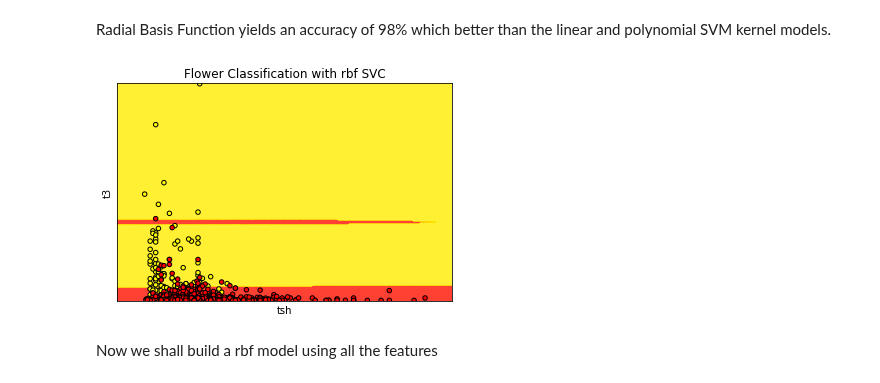
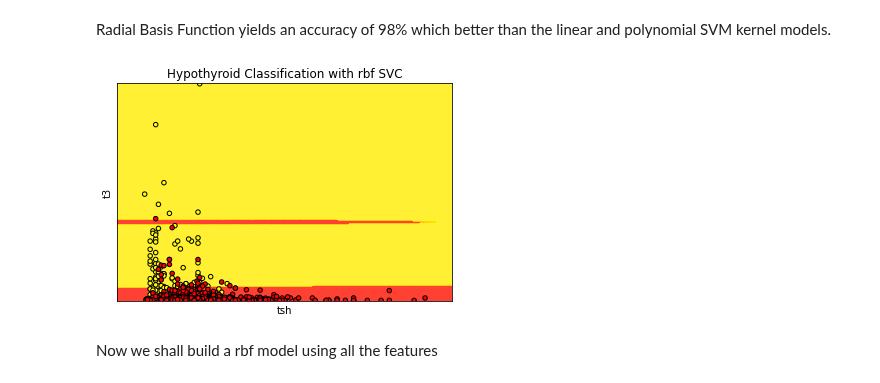
Before and after one commit to Magguire/Magguire, a Jupyter notebook: module_2_core_week_III_ip.ipynb, the cells around one changed output. Saved outputs shown, nothing was run; the diff lists cells and outputs as text; code cells hidden in the pictures.

```diff
--- a/module_2_core_week_III_ip.ipynb
+++ b/module_2_core_week_III_ip.ipynb
@@ -885,35 +885,35 @@ Radial Basis Function yields an accuracy of 98% which better than the linear and
 
 # Create a mesh grid for our graph
 def make_meshgrid(x, y, h=.02):
     x_min, x_max = x.min() - 1, x.max() + 1
     y_min, y_max = y.min() - 1, y.max() + 1
     xx, yy = np.meshgrid(np.arange(x_min, x_max, h), np.arange(y_min, y_max, h))
     return xx, yy
 
 # A function that creates the hyperplanes from our model
 def plot_contours(ax, clf, xx, yy, **params):
     Z = model.predict(np.c_[xx.ravel(), yy.ravel()])
     Z = Z.reshape(xx.shape)
     out = ax.contourf(xx, yy, Z, **params)
     return out
 
 fig, ax = plt.subplots()
 # title for the plots
-title = ('Flower Classification with rbf SVC')
+title = ('Hypothyroid Classification with rbf SVC')
 # Set-up grid for plotting.
 X0, X1 = X2[:, 0], X2[:, 1]
 xx, yy = make_meshgrid(X0, X1)
 
 plot_contours(ax, model, xx, yy, cmap=plt.cm.autumn, alpha=0.8)
 ax.scatter(X0, X1, c=y, cmap=plt.cm.autumn, s=20, edgecolors='k')
 ax.set_ylabel('t3')
 ax.set_xlabel('tsh')
 ax.set_xticks(())
 ax.set_yticks(())
 ax.set_title(title)
 plt.show()
 # %% [output]
-[figure, old version]
+[figure, new version]
 # %% [markdown]
 Now we shall build a rbf model using all the features
 # %%
```
